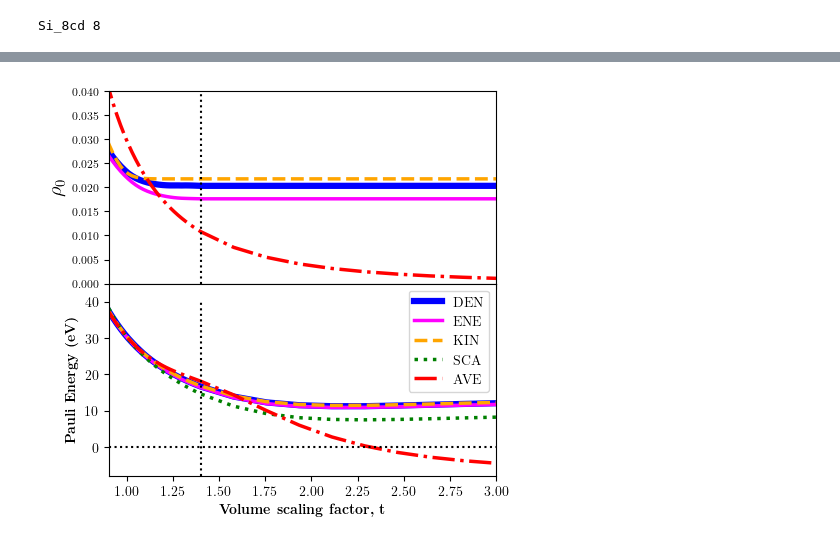
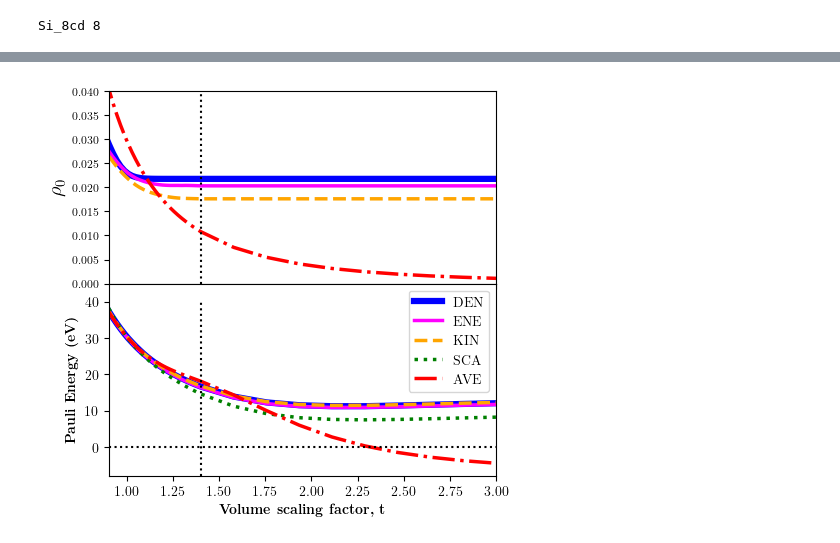
Before and after one commit to ValeriaRV99/wt, a Jupyter notebook: Results/EOS/TF_NL.ipynb, the cells around one changed output, grey strips where cells are left out. Drawn from its saved outputs; the diff is of its cells as text; code cells hidden in the pictures.

```diff
--- a/Results/EOS/TF_NL.ipynb
+++ b/Results/EOS/TF_NL.ipynb
@@ -209,16 +243,16 @@ HARTREE = Functional(type='HARTREE')
 ions = get_ions('Si_8cd')
 rho0 = rho0(ions)
 # %%
-# Volume = []
-# Cwt_energy_ke = []
-# Cwt_kin_ke = []
-# wt_e_den = {}
-# wt_e_ene = {}
-# wt_e_kin = {}
-# wt_e_ave = {}
-# vw_e = {}
-# tf_e = {}
-# wt_e_sca = {}
+Volume = []
+Cwt_energy_ke = []
+Cwt_kin_ke = []
+wt_e_den = {}
+wt_e_ene = {}
+wt_e_kin = {}
+wt_e_ave = {}
+vw_e = {}
+tf_e = {}
+wt_e_sca = {}
 rho0_mean = []
 # np.asarray(wt_e_ave), np.asarray(vw_e), np.asarray(tf_e),
 # np.asarray(wt_e_den), np.asarray(wt_e_ene), np.asarray(wt_e_kin), np.asarray(wt_s)
@@ -227,14 +261,14 @@ for i,p in enumerate(Phases):
     ions = get_ions(p)
     tf_wt = TF_NL(ions, r3,rho0_ene3, rho0_kin3, rho0_den3)
 #     print(np.asarray(tf_wt).shape)
-#     wt_e_ave[p] =tf_wt[0]
-#     vw_e[p] =tf_wt[1]
-#     tf_e[p] =tf_wt[2]
-#     wt_e_den[p] =tf_wt[3]
-#     wt_e_ene[p] =tf_wt[4]
-#     wt_e_kin[p] =tf_wt[5]
-#     wt_e_sca[p] =tf_wt[6]
-    rho0_mean.append(tf_wt)
+    wt_e_ave[p] =tf_wt[0]
+    vw_e[p] =tf_wt[1]
+    tf_e[p] =tf_wt[2]
+    wt_e_den[p] =tf_wt[3]
+    wt_e_ene[p] =tf_wt[4]
+    wt_e_kin[p] =tf_wt[5]
+    wt_e_sca[p] =tf_wt[6]
+    rho0_mean.append(tf_wt[7])
 # %% [output]
 Iteration:  0
 setting key: Si -> /Users/valeria/Documents/PP/ofpp/EAC/upf/blps/si.lda.upf
@@ -269,30 +306,30 @@ rho0_mean
 # %%
 fig, axs = plt.subplots(2,1, figsize=(5,5),sharex=True)
 plt.rc('text', usetex=True)
 plt.rc('font', family='serif', stretch='condensed')
-axs[0].plot(r3, rho0_ene3, 'b', linewidth=4.5, label='DEN' )
-axs[0].plot(r3, rho0_kin3, color='magenta', linewidth=2.5, label='ENE' )
-axs[0].plot(r3, rho0_den3,'--', color='orange', linewidth=2.5, label='KIN' )
+axs[0].plot(r3, rho0_den3, 'b', linewidth=4.5, label='DEN' )
+axs[0].plot(r3, rho0_ene3, color='magenta', linewidth=2.5, label='ENE' )
+axs[0].plot(r3, rho0_kin3,'--', color='orange', linewidth=2.5, label='KIN' )
 axs[0].plot(r3, np.asarray(rho0_mean[0]),'-.', color='red', linewidth=2.5, label='AVE' )
 axs[0].set_xlim(0.9,3)
 axs[0].set_ylim(0,0.04)
 axs[0].vlines(x=1.4, ymin=0, ymax=0.5, ls='dotted', colors='k')
 axs[0].tick_params(axis='both', labelsize=8)
 # axs[0].legend()
 axs[0].set_ylabel(r'\textbf{$\rho_0$}', fontsize=15)
 axs[1].plot(r3, (wt_e_den['Si_8cd']-vw_e['Si_8cd'])*27.211407/8, 'b', linewidth=4.5, label='DEN' )
 axs[1].plot(r3, (wt_e_ene['Si_8cd']-vw_e['Si_8cd'])*27.211407/8, color='magenta', linewidth=2.5, label='ENE' )
 axs[1].plot(r3, (wt_e_kin['Si_8cd']-vw_e['Si_8cd'])*27.211407/8,'--', color='orange', linewidth=2.5, label='KIN' )
 axs[1].plot(r3, (wt_e_sca['Si_8cd']-vw_e['Si_8cd'])*27.211407/8, linestyle='dotted', color='green', linewidth=2.5, label='SCA' )
 axs[1].plot(r3, (wt_e_ave['Si_8cd']-vw_e['Si_8cd'])*27.211407/8, '-.', color='red', linewidth=2.5, label='AVE' )
 fig.subplots_adjust(hspace=0)
 axs[1].set_xlabel(r'\textbf{Volume scaling factor, t}')
 axs[1].set_ylabel(r'\textbf{Pauli Energy (eV)}')
 axs[1].hlines(y=0,xmin=0.9,xmax=3,ls='dotted',colors='k')
 axs[1].vlines(x=1.4, ymin=-8, ymax=40, ls='dotted', colors='k')
 axs[1].set_xlim(0.9,3)
 axs[1].set_ylim(-8,45)
 axs[1].legend()
 plt.savefig(path_file+'/EOS/rho0_WT_vW3.png', bbox_inches='tight', dpi=200)
 # %% [output]
-[figure, old version]
+[figure, new version]
```
Also changed, not shown: parts of 9 cells of this notebook, 2 other files.
